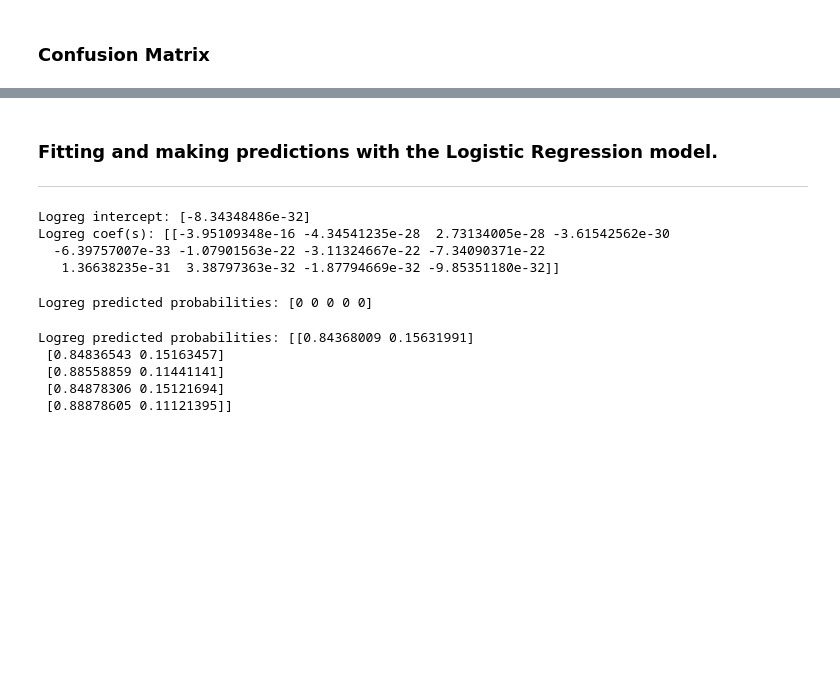
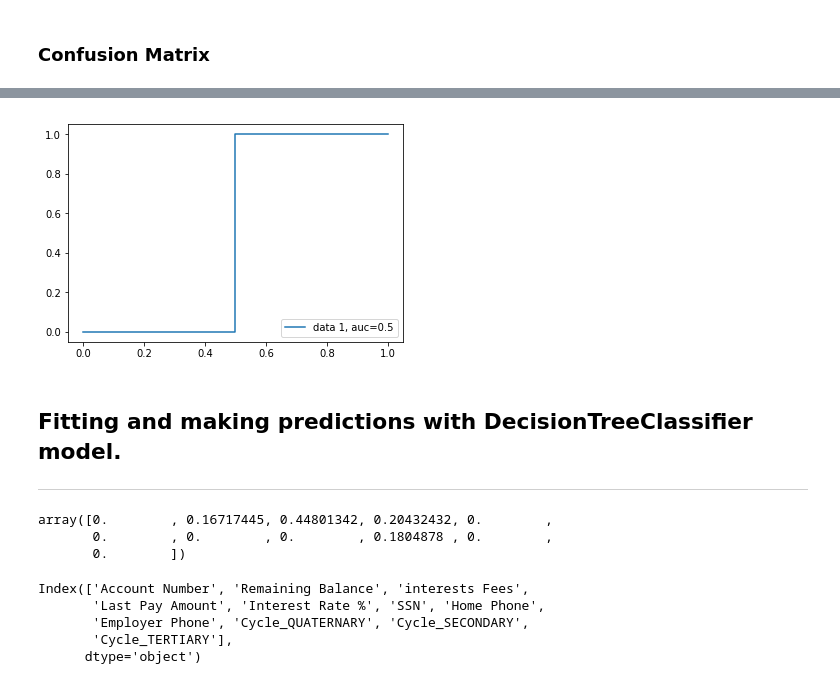
Before and after one commit to myingling0603/Debt-Portfolio-Capstone, a Jupyter notebook: Build Model.ipynb, the cells around one changed output, grey strips where cells are left out. Drawn from its saved outputs; the diff is of its cells as text; code cells hidden in the pictures; blank space fills up the shorter version.

```diff
--- a/Build Model.ipynb
+++ b/Build Model.ipynb
@@ -113,6 +54,6 @@ num_cols = df.columns[[np.issubdtype(dt, np.number) for dt in df.dtypes]]
 drop_cols = [key for key in dict(df.dtypes)
                 if dict(df.dtypes)[key] in ['datetime64[ns]', 'object']]
 
-# Add phone numbers to drop list
-# drop_cols.extend(('Employer Phone', 'Home Phone'))
+# Add Paid to drop list
+drop_cols.append('Paid')
 # %%
@@ -160,30 +128,16 @@ True Positives: 0
+# %%
+y_pred_proba = logreg.predict_proba(X_test)[::,1]
+
+fpr, tpr, _ = metrics.roc_curve(y_test,  y_pred_proba)
+
+auc = metrics.roc_auc_score(y_test, y_pred_proba)
+
+plt.plot(fpr,tpr,label="data 1, auc="+str(auc))
+plt.legend(loc=4)
+plt.show()
+# %% [output]
+[figure, added]
 # %% [markdown]
-### Fitting and making predictions with the Logistic Regression model.
+## Fitting and making predictions with DecisionTreeClassifier model.
 
 ---
-# %%
-# Step 1: Instantiate our model.
-logreg = LogisticRegression()
-
-# Step 2: Fit our model.
-logreg.fit(X_train, y_train)
-
-print('Logreg intercept:', logreg.intercept_)
-print('Logreg coef(s):', logreg.coef_)
-# %% [output]
-Logreg intercept: [-8.34348486e-32]
-Logreg coef(s): [[-3.95109348e-16 -4.34541235e-28  2.73134005e-28 -3.61542562e-30
-  -6.39757007e-33 -1.07901563e-22 -3.11324667e-22 -7.34090371e-22
-   1.36638235e-31  3.38797363e-32 -1.87794669e-32 -9.85351180e-32]]
-# %%
-print('Logreg predicted probabilities:', logreg.predict(X_train.head()))
-# %% [output]
-Logreg predicted probabilities: [0 0 0 0 0]
-# %%
-print('Logreg predicted probabilities:', logreg.predict_proba(X_train.head(5)))
-# %% [output]
-Logreg predicted probabilities: [[0.84368009 0.15631991]
- [0.84836543 0.15163457]
- [0.88558859 0.11441141]
- [0.84878306 0.15121694]
- [0.88878605 0.11121395]]
@@ -189,0 +162,14 @@ Logreg predicted probabilities: [[0.84368009 0.15631991]
+# %%
+feature_importances
+# %% [output]
+array([0.        , 0.16717445, 0.44801342, 0.20432432, 0.        ,
+       0.        , 0.        , 0.        , 0.1804878 , 0.        ,
+       0.        ])
+# %%
+X.columns
+# %% [output]
+Index(['Account Number', 'Remaining Balance', 'interests Fees',
+       'Last Pay Amount', 'Interest Rate %', 'SSN', 'Home Phone',
+       'Employer Phone', 'Cycle_QUATERNARY', 'Cycle_SECONDARY',
+       'Cycle_TERTIARY'],
+      dtype='object')
```
Also changed, not shown: parts of 18 cells of this notebook, 1 other file.
